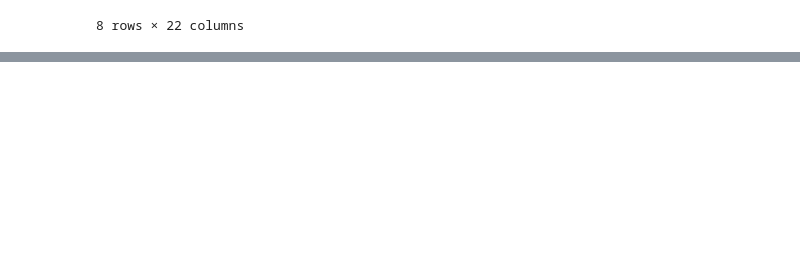
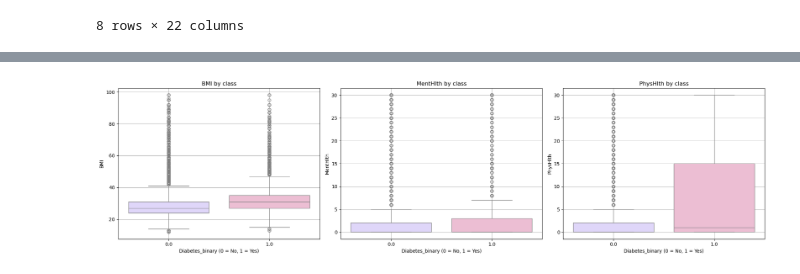
Before and after one commit to ElzaNiyazbekova/ML, a Jupyter notebook: SIS2.ipynb, the cells around one changed output, grey strips where cells are left out. Saved outputs shown, nothing was run; the diff lists cells and outputs as text; code cells hidden in the pictures; blank space fills up the shorter version.

```diff
--- a/SIS2.ipynb
+++ b/SIS2.ipynb
@@ -48,0 +79,6 @@ df.describe()
+# %%
+ordinal_cols = ['GenHlth', 'Age', 'Education', 'Income']
+num_cols   = ['BMI', 'MentHlth', 'PhysHlth']
+binary_cols  = ['HighBP','HighChol','CholCheck','Smoker','Stroke','HeartDiseaseorAttack', 'PhysActivity','Fruits','Veggies','HvyAlcoholConsump','AnyHealthcare', 'NoDocbcCost','DiffWalk','Sex']
+
+df[binary_cols + ordinal_cols + num_cols].nunique().sort_values()
@@ -99,0 +151,19 @@ sns.heatmap(c, cmap="coolwarm", annot=True)
+# %%
+plt.figure(figsize=(22, 16))
+for i, col in enumerate(binary_cols):
+
+
+    plt.subplot(4, 4, i + 1)
+    rate = df.groupby(col)['Diabetes_binary'].mean() * 100
+    sns.barplot(x=rate.index, y=rate.values, palette=['#DCD0FF', '#F0B2E0'])
+
+    plt.title(f'{col} vs Diabetes rate')
+    plt.xlabel(f'{col} (0 = No, 1 = Yes)')
+    plt.ylabel('% with diabetes')
+    plt.grid()
+    plt.gca().set_axisbelow(True)
+
+
+plt.tight_layout()
+
+plt.show()
@@ -99,0 +172,19 @@ sns.heatmap(c, cmap="coolwarm", annot=True)
+# %%
+plt.figure(figsize=(20, 15))
+
+for i, col in enumerate(num_cols):
+    plt.subplot(3, 3, i + 1)
+
+    sns.boxplot(data=df, x='Diabetes_binary', y=col, hue='Diabetes_binary',
+                palette=['#DCD0FF', '#F4B6D2'], legend=False)
+
+    plt.title(f'{col} by class')
+    plt.ylabel(col)
+    plt.xlabel('Diabetes_binary (0 = No, 1 = Yes)')
+    plt.grid()
+    plt.gca().set_axisbelow(True)
+
+plt.tight_layout()
+plt.show()
+# %% [output]
+[figure, added]
```
Also changed, not shown: parts of 59 cells of this notebook, 14 other files.
